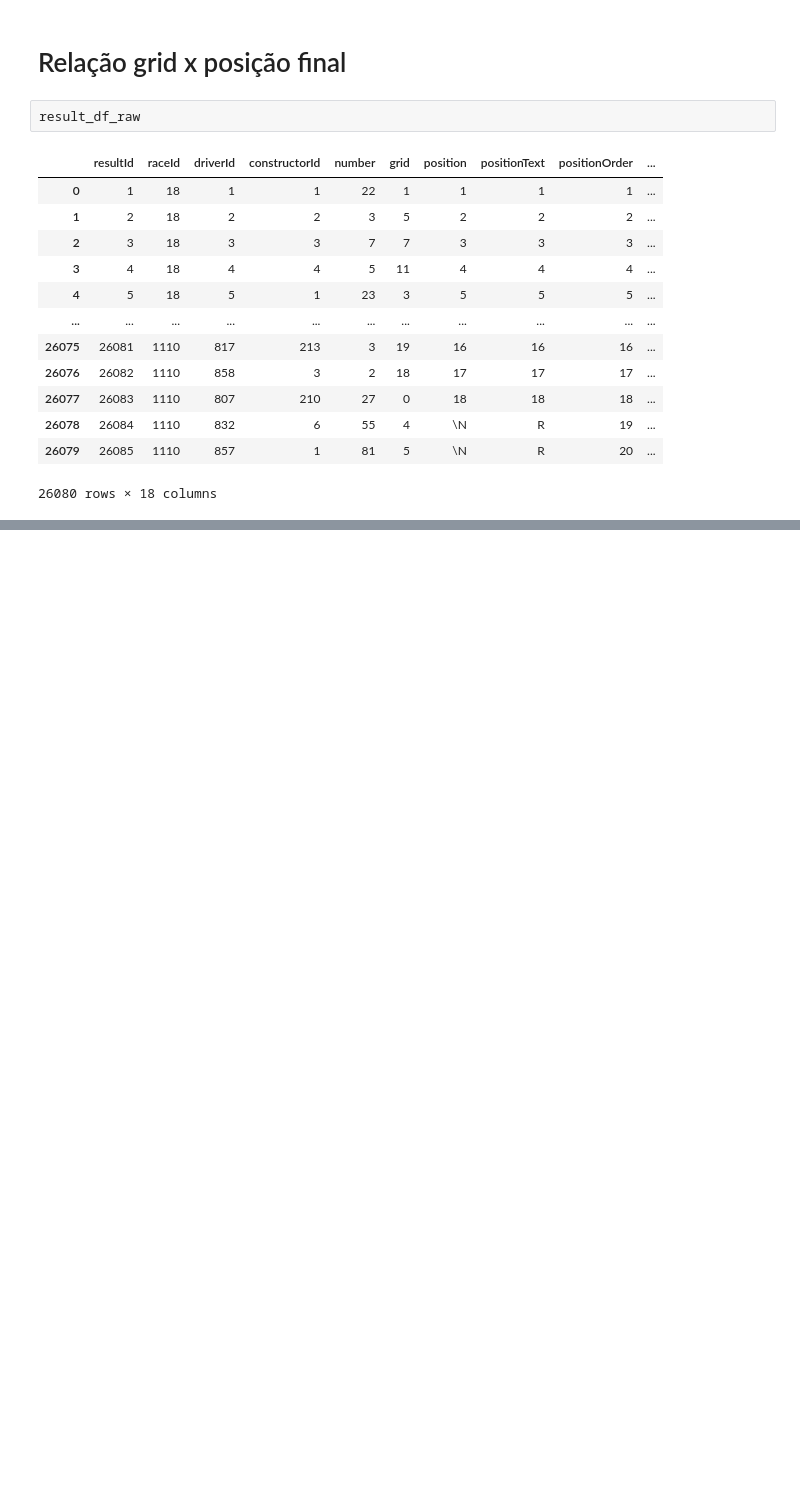
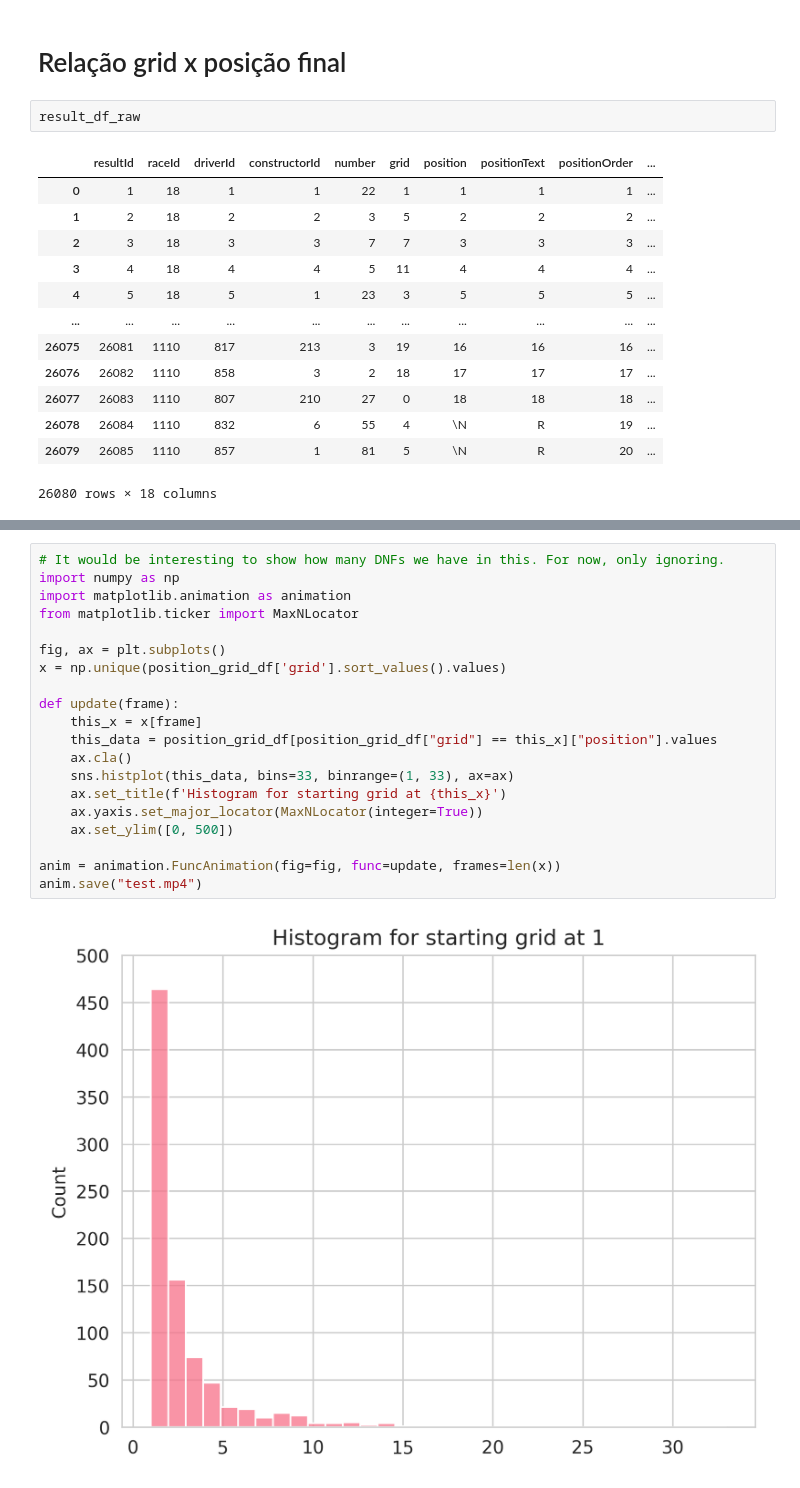
Before and after one commit to GuiCT/data-science-uni, a Jupyter notebook: analysis.ipynb, the cells around one changed output, grey strips where cells are left out. Cells and saved outputs as stored; diff of their text form; blank space fills up the shorter version.

```diff
--- a/analysis.ipynb
+++ b/analysis.ipynb
@@ -290,0 +292,22 @@ position_grid_df.plot.scatter(x='grid', y='position')
+# %%
+# It would be interesting to show how many DNFs we have in this. For now, only ignoring.
+import numpy as np
+import matplotlib.animation as animation
+from matplotlib.ticker import MaxNLocator
+
+fig, ax = plt.subplots()
+x = np.unique(position_grid_df['grid'].sort_values().values)
+
+def update(frame):
+    this_x = x[frame]
+    this_data = position_grid_df[position_grid_df["grid"] == this_x]["position"].values
+    ax.cla()
+    sns.histplot(this_data, bins=33, binrange=(1, 33), ax=ax)
+    ax.set_title(f'Histogram for starting grid at {this_x}')
+    ax.yaxis.set_major_locator(MaxNLocator(integer=True))
+    ax.set_ylim([0, 500])
+
+anim = animation.FuncAnimation(fig=fig, func=update, frames=len(x))
+anim.save("test.mp4")
+# %% [output]
+[figure, added]
```
Also changed, not shown: parts of 1 cell of this notebook.
